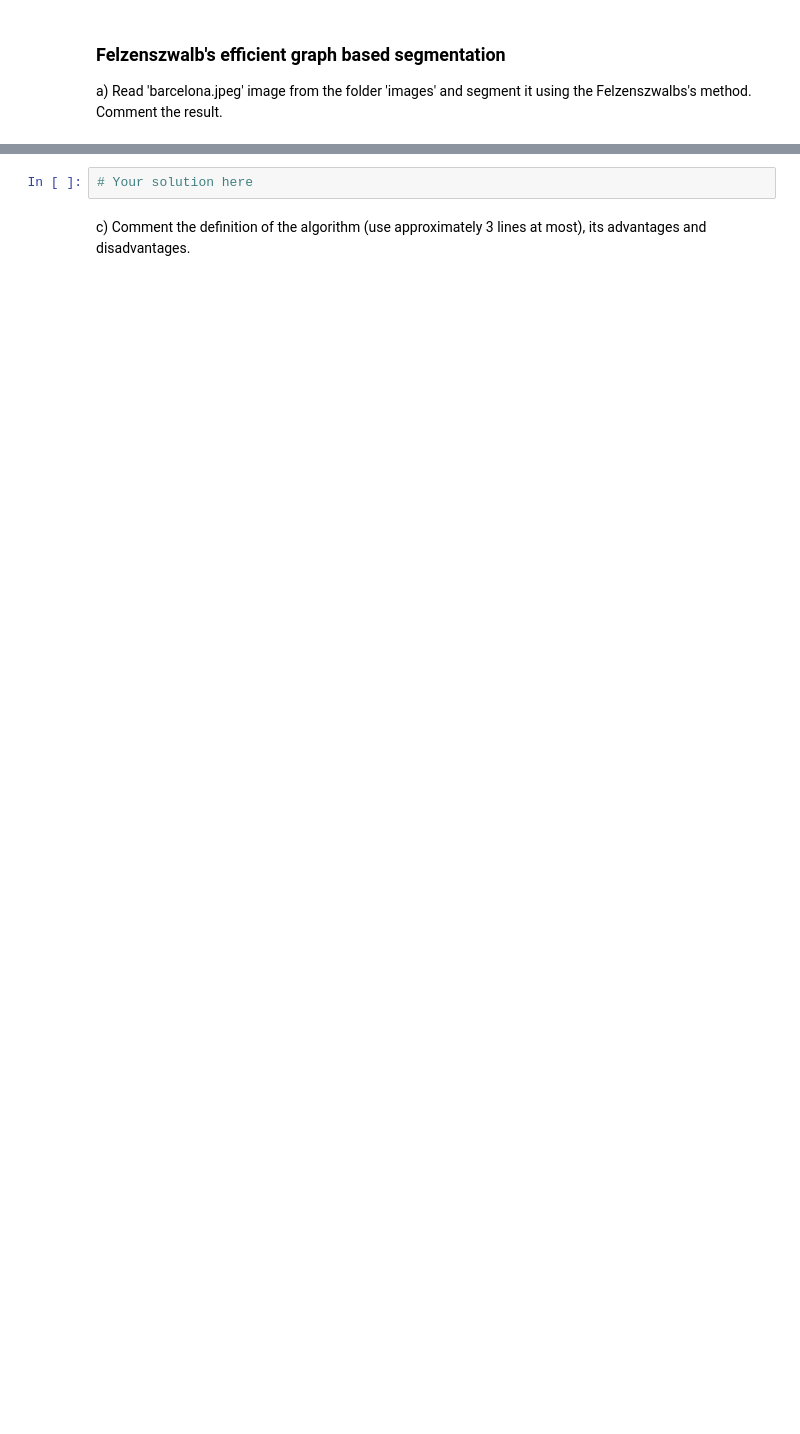
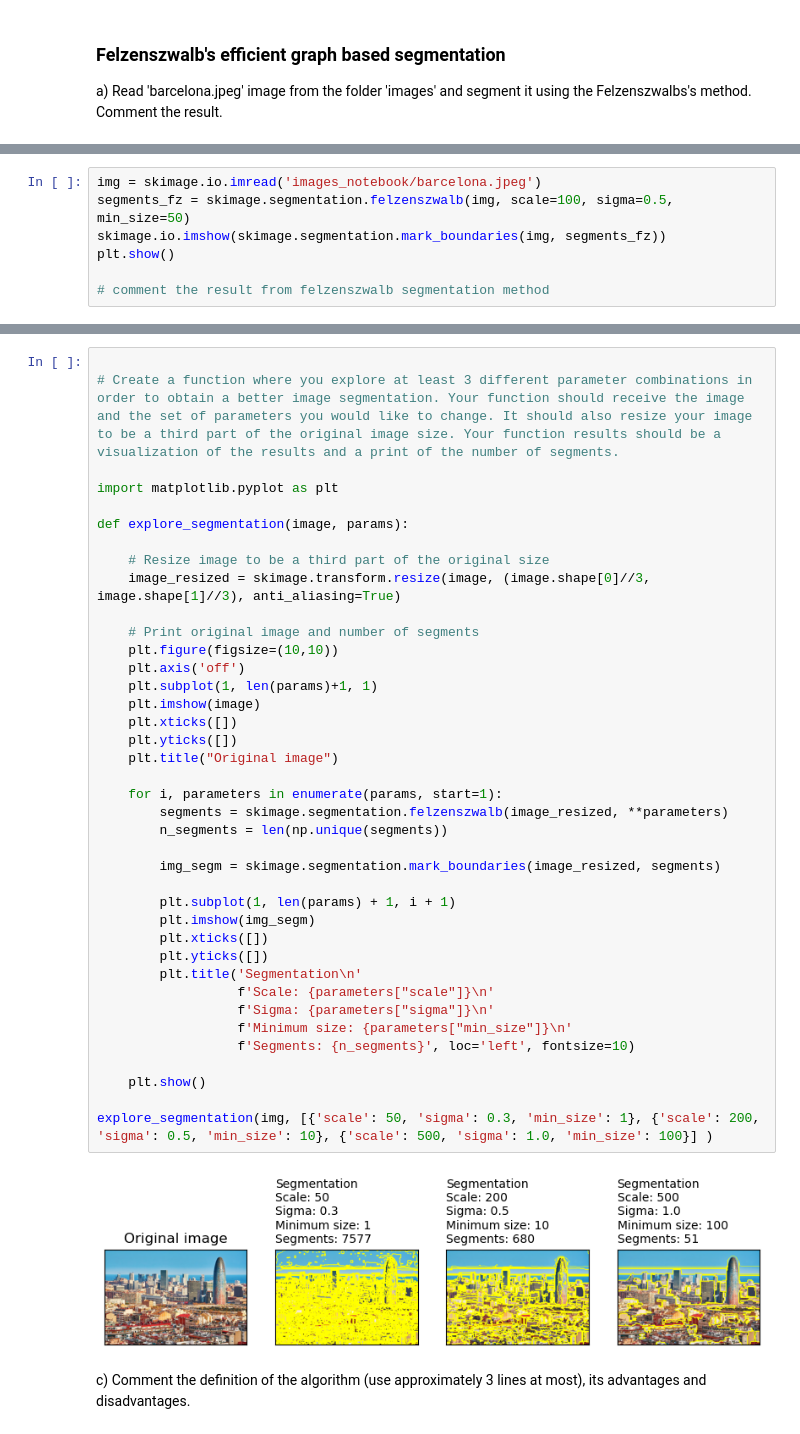
Before and after one commit to MohsinZamanShaheen/Artificial-Vision, a Jupyter notebook: Práctica 3/p3_2023.ipynb, the cells around one changed output, grey strips where cells are left out. Drawn from its saved outputs; the diff is of its cells as text; blank space fills up the shorter version.

```diff
--- a/Práctica 3/p3_2023.ipynb
+++ b/Práctica 3/p3_2023.ipynb
@@ -71,0 +72,7 @@ a) Read 'barcelona.jpeg' image from the folder 'images' and segment it using the
+# %%
+img = skimage.io.imread('images_notebook/barcelona.jpeg')
+segments_fz = skimage.segmentation.felzenszwalb(img, scale=100, sigma=0.5, min_size=50)
+skimage.io.imshow(skimage.segmentation.mark_boundaries(img, segments_fz))
+plt.show()
+
+# comment the result from felzenszwalb segmentation method
@@ -82,4 +109,43 @@ Answer the following questions:
-# %%
-# Your solution here
+# %%
+
+# Create a function where you explore at least 3 different parameter combinations in order to obtain a better image segmentation. Your function should receive the image and the set of parameters you would like to change. It should also resize your image to be a third part of the original image size. Your function results should be a visualization of the results and a print of the number of segments.
+
+import matplotlib.pyplot as plt
+
+def explore_segmentation(image, params):
+
+    # Resize image to be a third part of the original size
+    image_resized = skimage.transform.resize(image, (image.shape[0]//3, image.shape[1]//3), anti_aliasing=True)
+
+    # Print original image and number of segments
+    plt.figure(figsize=(10,10))
+    plt.axis('off')
+    plt.subplot(1, len(params)+1, 1)
+    plt.imshow(image)
+    plt.xticks([])
+    plt.yticks([])
+    plt.title("Original image")
+
+    for i, parameters in enumerate(params, start=1):
+        segments = skimage.segmentation.felzenszwalb(image_resized, **parameters)
+        n_segments = len(np.unique(segments))
+
+        img_segm = skimage.segmentation.mark_boundaries(image_resized, segments)
+
+        plt.subplot(1, len(params) + 1, i + 1)
+        plt.imshow(img_segm)
+        plt.xticks([])
+        plt.yticks([])
+        plt.title('Segmentation\n'
+                  f'Scale: {parameters["scale"]}\n'
+                  f'Sigma: {parameters["sigma"]}\n'
+                  f'Minimum size: {parameters["min_size"]}\n'
+                  f'Segments: {n_segments}', loc='left', fontsize=10)
+
+    plt.show()
+
+explore_segmentation(img, [{'scale': 50, 'sigma': 0.3, 'min_size': 1}, {'scale': 200, 'sigma': 0.5, 'min_size': 10}, {'scale': 500, 'sigma': 1.0, 'min_size': 100}] )
+# %% [output]
+[figure, added]
 # %% [markdown]
 c) Comment the definition of the algorithm (use approximately 3 lines at most), its advantages and disadvantages.
```
Also changed, not shown: parts of 18 cells of this notebook.
